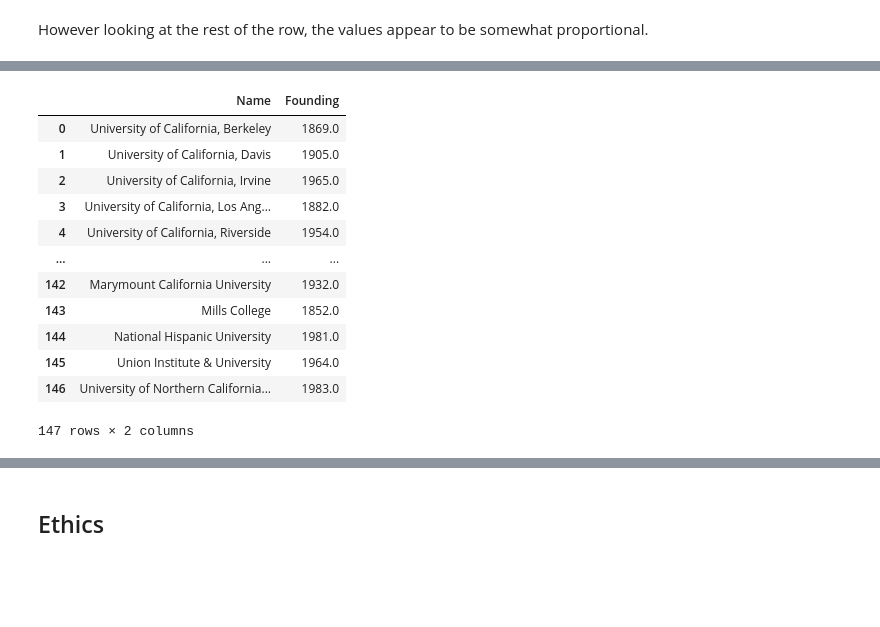
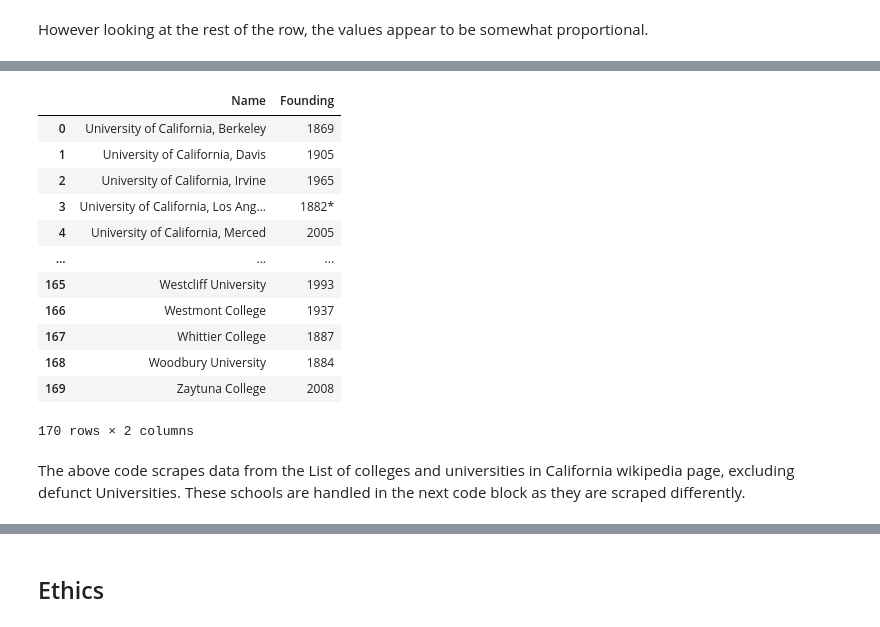
Before and after one commit to COGS108/Group091_WI26, a Jupyter notebook: 01-DataCheckpoint.ipynb, the cells around one changed output, grey strips where cells are left out. Cells and saved outputs as stored; diff of their text form; code cells hidden in the pictures; blank space fills up the shorter version.

```diff
--- a/01-DataCheckpoint.ipynb
+++ b/01-DataCheckpoint.ipynb
@@ -247,52 +251,36 @@ Please note that you can always keep adding more datasets in the future if these
 # %%
 ## YOUR CODE TO LOAD/CLEAN/TIDY/WRANGLE THE DATA GOES HERE
 from bs4 import BeautifulSoup
 import requests
 import numpy as np
 headers = {"User-Agent": "RyanRulkensBot/1.0 (ryanrulkens@gmail.com)"}
 uni_data = requests.get("https://en.wikipedia.org/wiki/List_of_colleges_and_universities_in_California", headers=headers).text
 soup = BeautifulSoup(uni_data)
 schools = soup.find_all("tr")[2:-58]
 df = []
 for school in schools:
     school_data = school.find_all("td")
     if not school_data:
         continue
     if len(school_data) == 6:
         df.append({"Name": school_data[0].text[:-1], "Founding": school_data[4].text[:-1]})
     else:
         df.append({"Name": school_data[0].text[:-1], "Founding": school_data[3].text[:-1]})
 school_data = pd.DataFrame(df)
-
-defunct_university = []
-du = soup.find_all('table')[5].find_all('tr')[1:]
-for row in du:
-    columns = row.find_all('td')
-    closed = columns[3].text.strip().replace('*', '').replace('[2]', '')
-    if closed == '':
-        continue
-    if int(closed) <= 1990:
-        continue
-    uni = columns[0].text.strip()
-    year = columns[2].text.strip().replace('*', '')
-    defunct_university.append({"Name": uni, "Founding": year})
-defunct_df = pd.DataFrame(defunct_university)
-school_data = pd.concat([school_data, defunct_df])
-school_data["Founding"] = school_data["Founding"].apply(lambda x: x.replace("*", "").replace("---", ''))
-school_data["Founding"] = school_data["Founding"].apply(lambda x: None if x == "" else int(x))
-school_data = school_data[school_data["Founding"] < 1990].reset_index().drop(columns = ["index"])
 school_data
 # %% [output]
 |  | Name | Founding |
-| 0 | University of California, Berkeley | 1869.0 |
-| 1 | University of California, Davis | 1905.0 |
-| 2 | University of California, Irvine | 1965.0 |
-| 3 | University of California, Los Ang... | 1882.0 |
-| 4 | University of California, Riverside | 1954.0 |
+| 0 | University of California, Berkeley | 1869 |
+| 1 | University of California, Davis | 1905 |
+| 2 | University of California, Irvine | 1965 |
+| 3 | University of California, Los Ang... | 1882* |
+| 4 | University of California, Merced | 2005 |
 | ... | ... | ... |
-| 142 | Marymount California University | 1932.0 |
-| 143 | Mills College | 1852.0 |
-| 144 | National Hispanic University | 1981.0 |
-| 145 | Union Institute & University | 1964.0 |
-| 146 | University of Northern California... | 1983.0 |
+| 165 | Westcliff University | 1993 |
+| 166 | Westmont College | 1937 |
+| 167 | Whittier College | 1887 |
+| 168 | Woodbury University | 1884 |
+| 169 | Zaytuna College | 2008 |
-147 rows × 2 columns
+170 rows × 2 columns
+# %% [markdown]
+The above code scrapes data from the List of colleges and universities in California wikipedia page, excluding defunct Universities. These schools are handled in the next code block as they are scraped differently.
```
Also changed, not shown: parts of 20 cells of this notebook.
